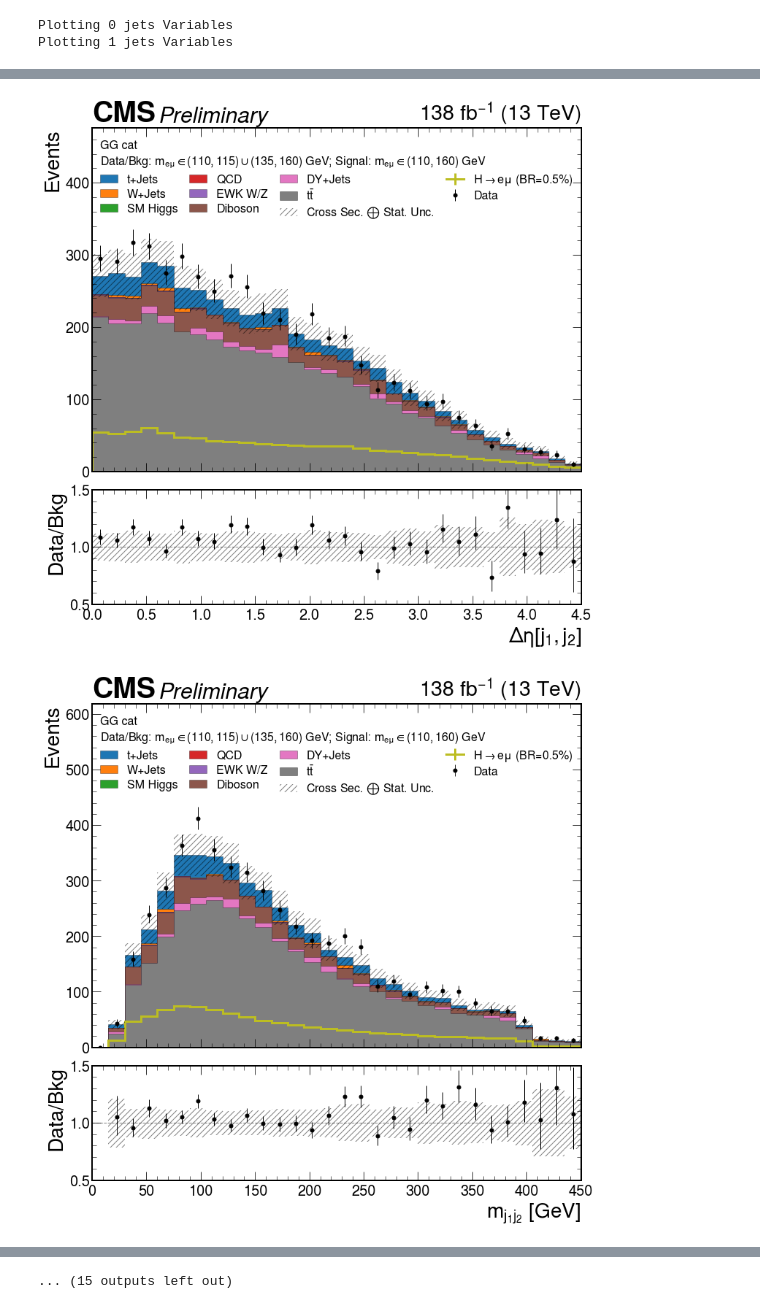
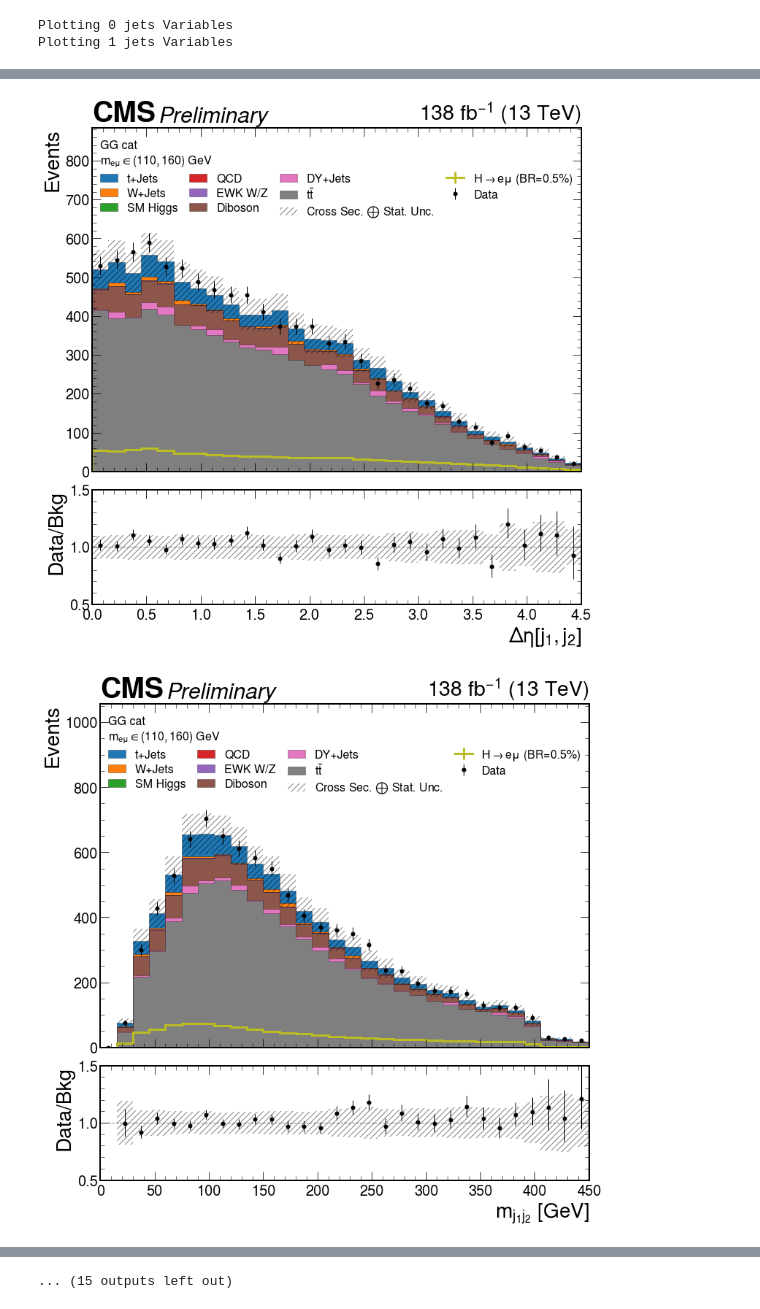
Before and after one commit to kawaho/XGBoost-for-HtoEMu, a Jupyter notebook: Validation_main-Comb.ipynb, the cells around one changed output, grey strips where cells are left out. Cells and saved outputs as stored; diff of their text form; code cells hidden in the pictures.

```diff
--- a/Validation_main-Comb.ipynb
+++ b/Validation_main-Comb.ipynb
@@ -141,22 +141,26 @@ Processing 2018
 # %%
 data_cuts_os = []
 for i in range(2):
-    massRange = (((df[i]['e_m_Mass']>110)&(df[i]['e_m_Mass']<115)) | ((df[i]['e_m_Mass']>135)&(df[i]['e_m_Mass']<160)))
+    massRange = (df[i]['e_m_Mass']>110)&(df[i]['e_m_Mass']<160)
+    #massRange = (((df[i]['e_m_Mass']>110)&(df[i]['e_m_Mass']<115)) | ((df[i]['e_m_Mass']>135)&(df[i]['e_m_Mass']<160)))
     typeofSamples = (df[i]['label']==0) | (df[i]['label']==3)
     data_cuts_os.append(df[i][(df[i]['opp_charge']==1) & ((massRange & typeofSamples) | (df[i]['label']==1))])
 
-massRange = (((df[2]['e_m_Mass']>110)&(df[2]['e_m_Mass']<115)) | ((df[2]['e_m_Mass']>135)&(df[2]['e_m_Mass']<160)))
+massRange = (df[2]['e_m_Mass']>110)&(df[2]['e_m_Mass']<160)
+#massRange = (((df[2]['e_m_Mass']>110)&(df[2]['e_m_Mass']<115)) | ((df[2]['e_m_Mass']>135)&(df[2]['e_m_Mass']<160)))
 typeofSamples = ((df[2]['label']==0) | (df[2]['label']==3))
 data_cuts_os.append(df[2][((massRange & typeofSamples) | (df[2]['label']==1)) & (df[2]['isVBFcat']==0) & (df[2]['opp_charge']==1)])
 data_cuts_os.append(df[2][((massRange & typeofSamples) | (df[2]['label']==1)) & (df[2]['isVBFcat']==1) & (df[2]['opp_charge']==1)])
 # %%
 data_cuts_ss = []
 for i in range(2):
-    massRange = ((df[i]['e_m_Mass']>110)&(df[i]['e_m_Mass']<115)) | ((df[i]['e_m_Mass']>135)&(df[i]['e_m_Mass']<160))
+    massRange = (df[i]['e_m_Mass']>110)&(df[i]['e_m_Mass']<160)
+    #massRange = ((df[i]['e_m_Mass']>110)&(df[i]['e_m_Mass']<115)) | ((df[i]['e_m_Mass']>135)&(df[i]['e_m_Mass']<160))
     typeofSamples = (df[i]['label']==0) | (df[i]['label']==3)
     data_cuts_ss.append(df[i][(df[i]['opp_charge']!=1) & massRange & typeofSamples])
 
-massRange = ((df[2]['e_m_Mass']>110)&(df[2]['e_m_Mass']<115)) | ((df[2]['e_m_Mass']>135)&(df[2]['e_m_Mass']<160))
+massRange = (df[2]['e_m_Mass']>110)&(df[2]['e_m_Mass']<160)
+#massRange = ((df[2]['e_m_Mass']>110)&(df[2]['e_m_Mass']<115)) | ((df[2]['e_m_Mass']>135)&(df[2]['e_m_Mass']<160))
 typeofSamples = ((df[2]['label']==0) | (df[2]['label']==3))
 data_cuts_ss.append(df[2][massRange & typeofSamples & (df[2]['isVBFcat']==0) & (df[2]['opp_charge']!=1)])
 data_cuts_ss.append(df[2][massRange & typeofSamples & (df[2]['isVBFcat']==1) & (df[2]['opp_charge']!=1)])
@@ -303,6 +307,7 @@ for dict_of_hist, feature_names in zip(dict_of_hists, features_lists):
             signal_scale = 0.5
         scales = {
             r'$H\rightarrow e\mu$ (BR=1%)': signal_scale,
+            r'$t\bar{t}$':1.0711607711238926
         }
         histo.scale(scales, axis='dataset')
 # %%
@@ -475,7 +480,8 @@ for dict_of_hist, feature_names, catlabel, catlabel2 in zip(dict_of_hists, featu
             else:
                 new_label_list.append(txt)
         label_list[1] = new_label_list
-        leg = ax.legend(title_fontsize=16, title=catlabel+' \nData/Bkg: $m_{e\mu} \in (110, 115) \cup (135, 160)\ GeV$; Signal: $m_{e\mu} \in (110, 160)\ GeV$', fontsize=16, ncol=4, columnspacing=1, labelspacing=0.25, loc=9, handles=label_list[0], labels=label_list[1])
+        leg = ax.legend(title_fontsize=16, title=catlabel+' \n$m_{e\mu} \in (110, 160) \ GeV$', fontsize=16, ncol=4, columnspacing=1, labelspacing=0.25, loc=9, handles=label_list[0], labels=label_list[1])
+        #leg = ax.legend(title_fontsize=16, title=catlabel+' \nData/Bkg: $m_{e\mu} \in (110, 115) \cup (135, 160)\ GeV$; Signal: $m_{e\mu} \in (110, 160)\ GeV$', fontsize=16, ncol=4, columnspacing=1, labelspacing=0.25, loc=9, handles=label_list[0], labels=label_list[1])
         leg._legend_box.align = "left"
 
 #         ax.annotate('GG cat, 0 jet \nData/Bkg: $m_{e\mu} \in (110, 115) \cup (135, 160)\ GeV$\nSignal: $m_{e\mu} \in (110, 160)\ GeV$', xy=(0.05,0.05), xycoords='axes fraction',
@@ -521,2 +527,2 @@ for dict_of_hist, feature_names, catlabel, catlabel2 in zip(dict_of_hists, featu
-[figure, old version]
+[figure, new version]
-[figure, old version]
+[figure, new version]
```
Also changed, not shown: parts of 2 cells of this notebook, 6 other files.
